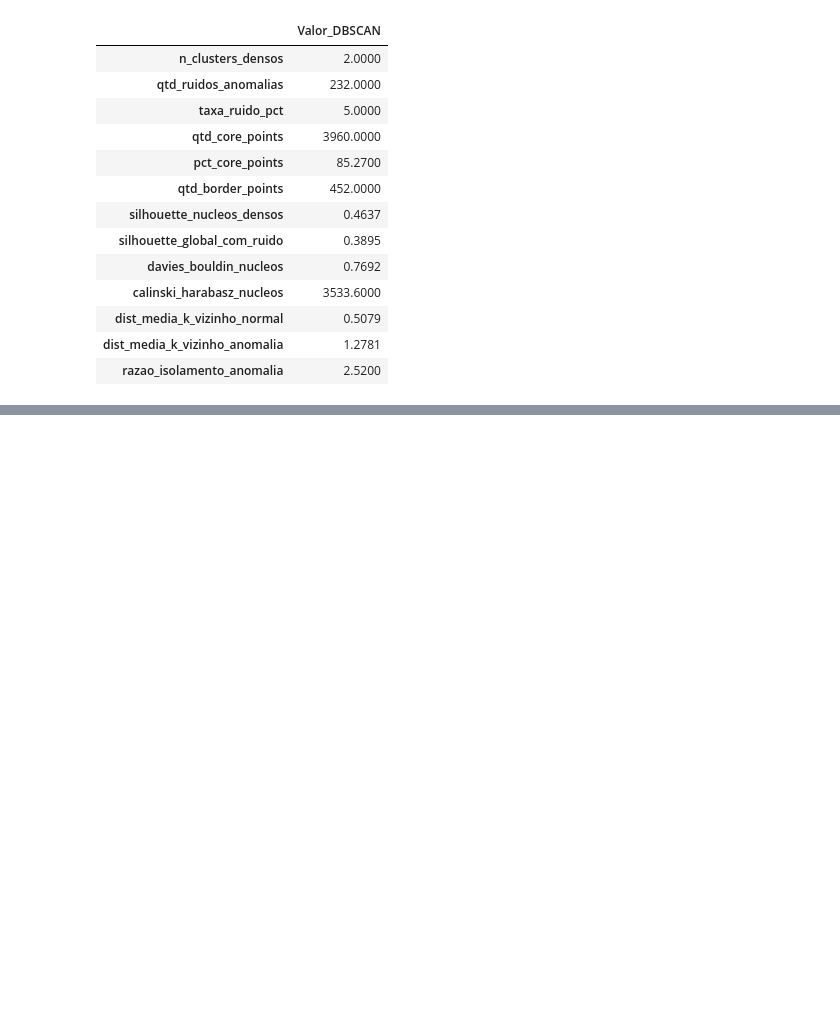
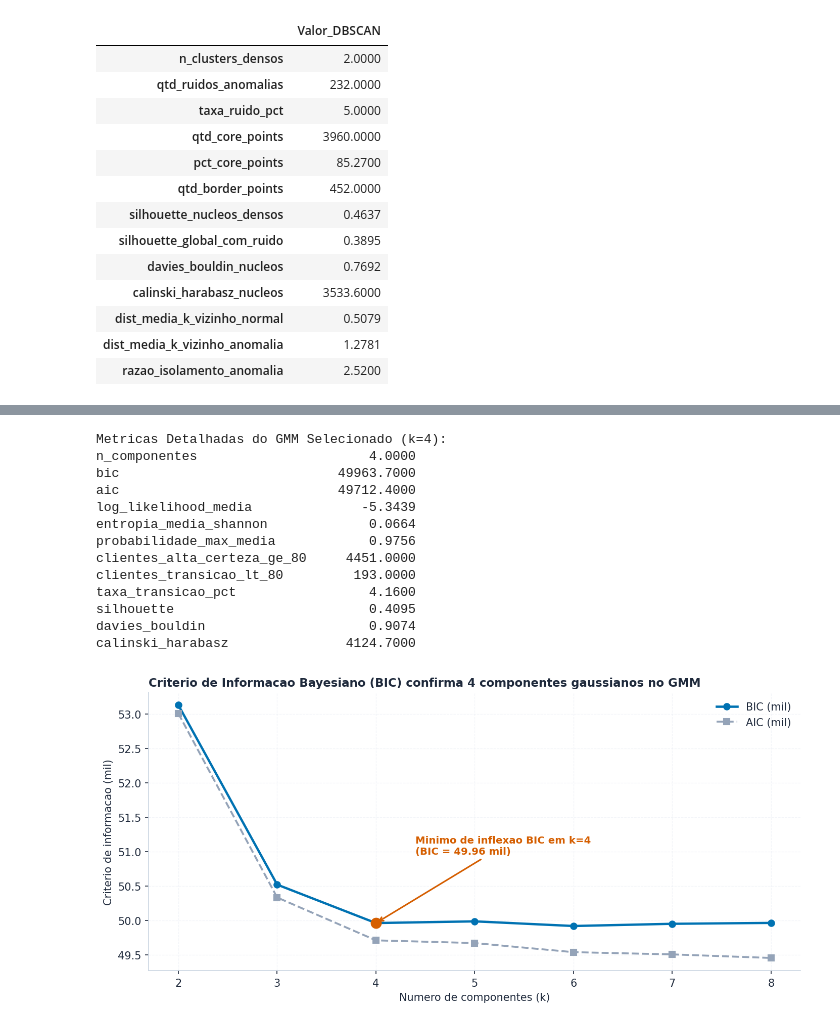
Before and after one commit to caioceo/unsupervised-fraud-detection, a Jupyter notebook: notebooks/notebooks.ipynb, the cells around one changed output, grey strips where cells are left out. Cells and saved outputs as stored; diff of their text form; code cells hidden in the pictures; blank space fills up the shorter version.

Commit message:
feat(modelos): implementa GMM com selecao por BIC e AIC (fig10) e probabilidades de pertencimento

```diff
--- a/notebooks/notebooks.ipynb
+++ b/notebooks/notebooks.ipynb
@@ -632,0 +642,72 @@ Contagem por rotulo no DBSCAN (-1 = suspeita de fraude / anomalia):
+# %%
+gmm_records = []
+for k in k_range:
+    gmm = GaussianMixture(n_components=k, covariance_type="full", random_state=42, n_init=5)
+    lbls = gmm.fit_predict(X_pca)
+    probs = gmm.predict_proba(X_pca)
+    m_gmm = util.evaluate_gmm_metrics(X_pca, gmm, lbls, probs)
+    gmm_records.append(m_gmm)
+
+gmm_eval_df = pd.DataFrame(gmm_records)
+
+fig, ax = plt.subplots(figsize=(9.5, 4.6))
+ax.plot(gmm_eval_df["n_componentes"], gmm_eval_df["bic"] / 1000.0, marker="o", color=util.COLOR_HIGHLIGHT, linewidth=2.2, label="BIC (mil)")
+ax.plot(gmm_eval_df["n_componentes"], gmm_eval_df["aic"] / 1000.0, marker="s", color=util.COLOR_NEUTRAL, linewidth=1.8, linestyle="--", label="AIC (mil)")
+best_gmm_row = gmm_eval_df[gmm_eval_df["n_componentes"] == best_k].iloc[0]
+ax.scatter([best_k], [best_gmm_row["bic"] / 1000.0], color=util.COLOR_ALERT, s=90, zorder=5)
+ax.annotate(
+    f"Minimo de inflexao BIC em k={best_k}\n(BIC = {best_gmm_row['bic']/1000.0:.2f} mil)",
+    xy=(best_k, best_gmm_row["bic"] / 1000.0),
+    xytext=(best_k + 0.4, best_gmm_row["bic"] / 1000.0 + 1.0),
+    arrowprops={"arrowstyle": "->", "color": util.COLOR_ALERT, "lw": 1.5},
+    fontsize=9.5,
+    fontweight="bold",
+    color=util.COLOR_ALERT,
+)
+ax.set_title("Criterio de Informacao Bayesiano (BIC) confirma 4 componentes gaussianos no GMM", loc="left", fontsize=11)
+ax.set_xlabel("Numero de componentes (k)")
+ax.set_ylabel("Criterio de informacao (mil)")
+ax.set_xticks(list(k_range))
+ax.legend(frameon=False, loc="upper right")
+ax.grid(True, alpha=0.4)
+
+plt.tight_layout()
+fig.savefig("../reports/figures/fig10_gmm_bic_aic.png")
+plt.show()
+
+gmm_model = GaussianMixture(n_components=best_k, covariance_type="full", random_state=42, n_init=5)
+gmm_labels = gmm_model.fit_predict(X_pca)
+gmm_probs = gmm_model.predict_proba(X_pca)
+gmm_max_prob = gmm_probs.max(axis=1)
+
+gmm_detailed_metrics = util.evaluate_gmm_metrics(X_pca, gmm_model, gmm_labels, gmm_probs)
+gmm_summary = util.calculate_clustering_metrics(
+    X_pca,
+    gmm_labels,
+    "GMM (k=4, full covariance)",
+    extra_count=int((gmm_max_prob < 0.80).sum()),
+)
+
+df_orig_valid["gmm_cluster"] = gmm_labels
+df_orig_valid["gmm_prob_max"] = gmm_max_prob.round(4)
+for k in range(best_k):
+    df_orig_valid[f"gmm_prob_c{k}"] = gmm_probs[:, k].round(4)
+
+print("Metricas Detalhadas do GMM Selecionado (k=4):")
+print(pd.Series(gmm_detailed_metrics).to_string())
+gmm_eval_df
+# %% [output]
+Metricas Detalhadas do GMM Selecionado (k=4):
+n_componentes                      4.0000
+bic                            49963.7000
+aic                            49712.4000
+log_likelihood_media              -5.3439
+entropia_media_shannon             0.0664
+probabilidade_max_media            0.9756
+clientes_alta_certeza_ge_80     4451.0000
+clientes_transicao_lt_80         193.0000
+taxa_transicao_pct                 4.1600
+silhouette                         0.4095
+davies_bouldin                     0.9074
+calinski_harabasz               4124.7000
+[figure, added]
```
Also changed, not shown: parts of 2 cells of this notebook, 2 other files.
